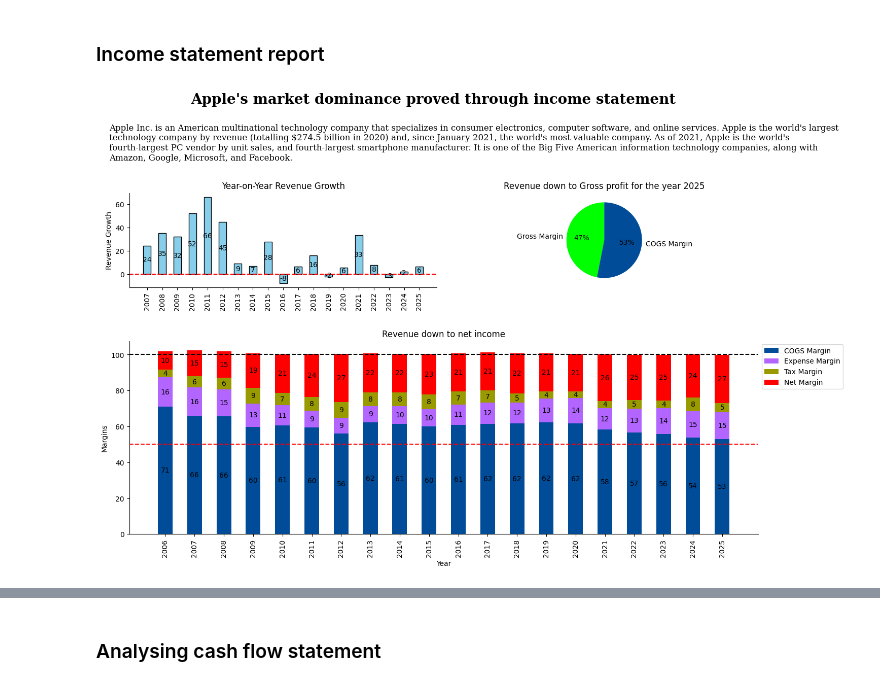
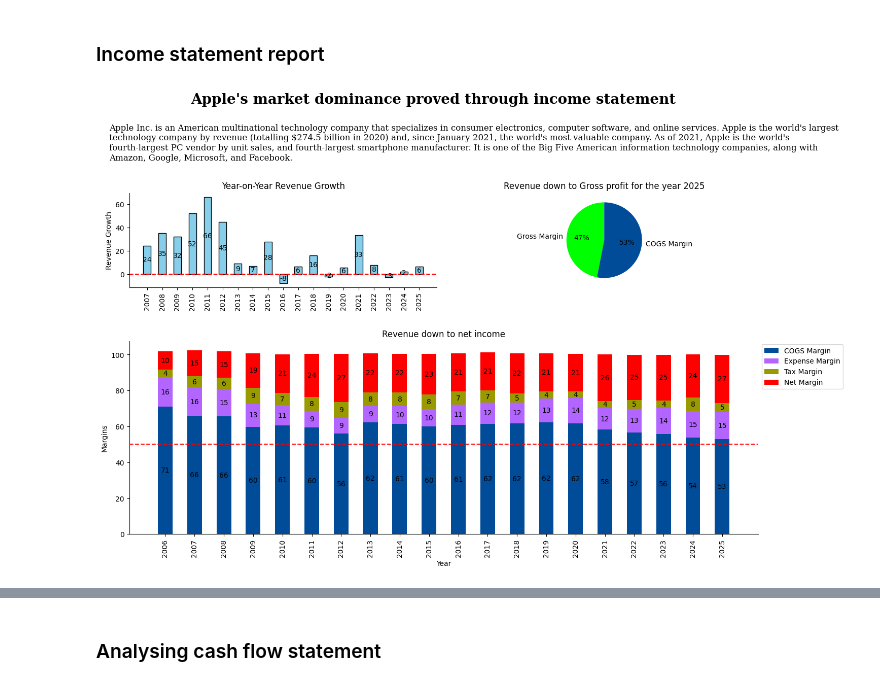
Before and after one commit to kumarbyes/project_stock_analysis, a Jupyter notebook: analaysis_using_pandas/exploratory_data_anaysis.ipynb, the cells around one changed output, grey strips where cells are left out. Saved outputs shown, nothing was run; the diff lists cells and outputs as text; code cells hidden in the pictures.

Commit message:
style: edit balance sheet plot

```diff
--- a/analaysis_using_pandas/exploratory_data_anaysis.ipynb
+++ b/analaysis_using_pandas/exploratory_data_anaysis.ipynb
@@ -25,6 +25,8 @@ from alpha_vantage_api import read_api_key
 import matplotlib.pyplot as plt
 import datetime
 import matplotlib.gridspec as gridspec
+# %%
+plt.style.use('default')
 # %%
 with open("../querying_using_sqlalchemy/db_password.txt") as file:
     db_pw = file.read()
@@ -175,17 +116,0 @@ bal_df_annual
-# %%
-bal_df = bal_df.sort_values('fiscal_date_ending')
-
-fig, ax = plt.subplots(figsize=(10, 6))
-
-x = bal_df.query("report_type == 'ANNUAL'")['fiscal_date_ending']
-y = bal_df.query("report_type == 'ANNUAL'")['total_assets']
-
-ax.bar(x, y, width=100, color='skyblue', edgecolor='black')
-ax.set_xticks(x)
-
-plt.xticks(rotation=90)
-plt.ylabel("Total Assets")
-plt.title("Assets vs Fiscal Date")
-
-plt.tight_layout()
-plt.show()
@@ -494,32 +417,31 @@ p = ax2.bar(
     years,
     income_df_annual["tax_margin"],
     label="Tax Margin",
     bottom=income_df_annual["cogs_margin"] + income_df_annual["expense_margin"],
     width=0.5,
     color=color_list[3]
 )
 ax2.bar_label(p,label_type='center',fmt='%.0f')
 
 p = ax2.bar(
     years,
     income_df_annual["net_margin"],
     label="Net Margin",
     bottom=income_df_annual["cogs_margin"] + income_df_annual["expense_margin"] + income_df_annual["tax_margin"],
     width=0.5,
     color=color_list[4]
 )
 ax2.bar_label(p,label_type='center',fmt='%.0f')
 
-ax2.axhline(100, 0, 1, c="black", ls="--")
 ax2.axhline(50, 0, 1, c="red", ls="--")
 ax2.set_xticks(years)
 
 plt.xticks(rotation=90)
 ax2.set_title("Revenue down to net income")
 ax2.set_ylabel("Margins")
 ax2.set_xlabel("Year")
 ax2.legend(bbox_to_anchor=(1,1))
 ax2.spines['right'].set_visible(False)
 ax2.spines['top'].set_visible(False)
 # %% [output]
-[figure, old version]
+[figure, new version]
```
Also changed, not shown: parts of 16 cells of this notebook, 2 other files.
